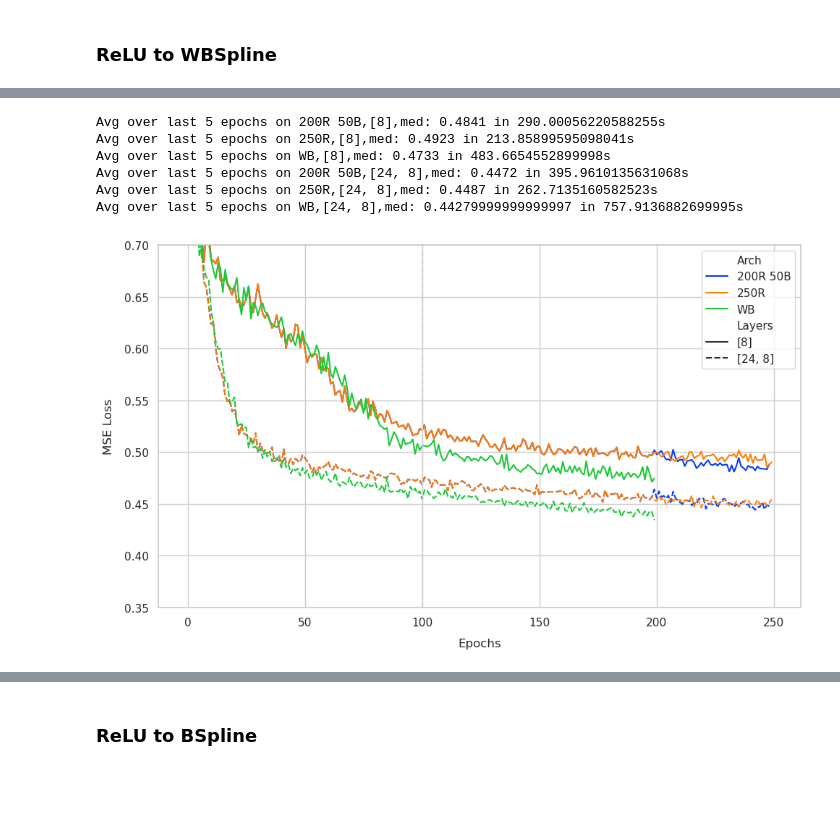
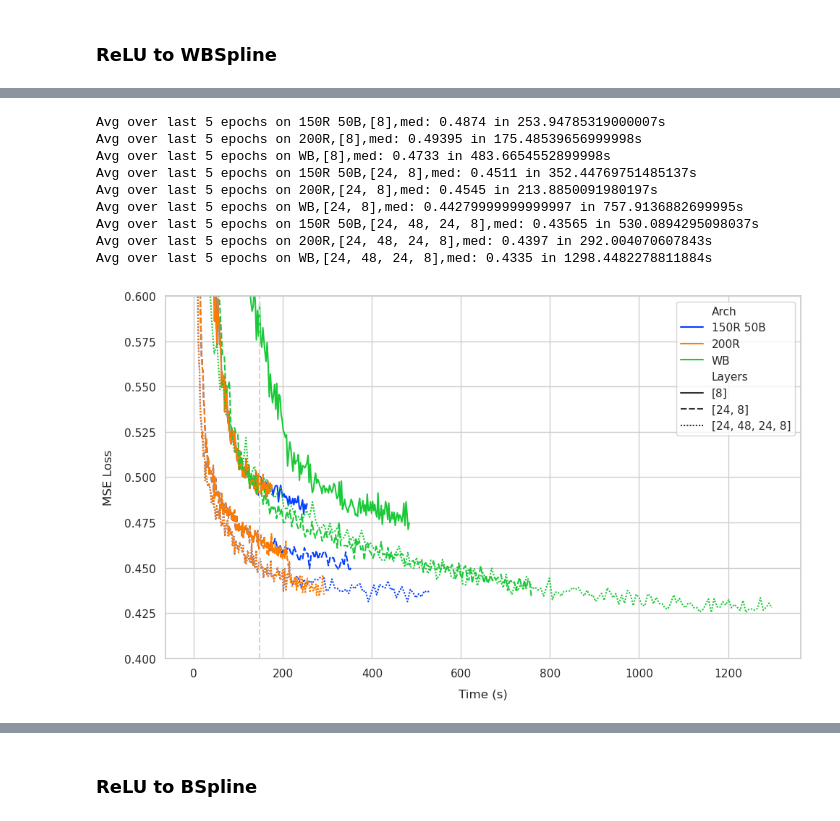
Before and after one commit to liam-hp/deepsplines-thesis, a Jupyter notebook: graphs.ipynb, the cells around one changed output, grey strips where cells are left out. Drawn from its saved outputs; the diff is of its cells as text; code cells hidden in the pictures; blank space fills up the shorter version.

```diff
--- a/graphs.ipynb
+++ b/graphs.ipynb
@@ -401,53 +405,57 @@ import utils
 import importlib
 importlib.reload(utils)
 
-sel = 200
+sel = 150
 
 utils.plot_seaborn(
     model_paths=[
-        ("R(WB) switching", "[8]_(0.001,0.0001,0.0001)_(200,0,50,50,0)_100", "vals", "med"),
-        ("R(WB) switching", "[8]_(0.001,0.0001,0.0001)_(200,0,50,50,0)_100", "cr_vals", "med"),
+        ("R(WB) switching", f"[8]_(0.001,0.0001,0.0001)_({150},0,50,50,0)_100", "vals", "med"),
+        ("R(WB) switching", f"[8]_(0.001,0.0001,0.0001)_({150},0,50,50,0)_100", "cr_vals", "med"),
         ("WB", "[8]_(0.001,0.0001,0.0001)_(0,0,200,0,0)_100", "vals", f"{selector}"),
 
-        ("R(WB) switching", "[24, 8]_(0.001,0.0001,0.0001)_(200,0,50,50,0)_100", "vals", "med"),
-        ("R(WB) switching", "[24, 8]_(0.001,0.0001,0.0001)_(200,0,50,50,0)_100", "cr_vals", "med"),
+        ("R(WB) switching", f"[24, 8]_(0.001,0.0001,0.0001)_({150},0,50,50,0)_100", "vals", "med"),
+        ("R(WB) switching", f"[24, 8]_(0.001,0.0001,0.0001)_({150},0,50,50,0)_100", "cr_vals", "med"),
         ("WB", "[24, 8]_(0.001,0.0001,0.0001)_(0,0,200,0,0)_100", "vals", f"{selector}"),
 
-        # ("R(WB) switching", "[24, 48, 24, 8]_(0.001,0.0001,0.0001)_(200,0,50,50,0)_100", "vals", "med"),
-        # ("R(WB) switching", "[24, 48, 24, 8]_(0.001,0.0001,0.0001)_(200,0,50,50,0)_100", "cr_vals", "med"),
+        ("R(WB) switching", f"[24, 48, 24, 8]_(0.001,0.0001,0.0001)_({150},0,50,50,0)_100", "vals", "med"),
+        ("R(WB) switching", f"[24, 48, 24, 8]_(0.001,0.0001,0.0001)_({150},0,50,50,0)_100", "cr_vals", "med"),
+        ("WB", "[24, 48, 24, 8]_(0.001,0.0001,0.0001)_(0,0,200,0,0)_100", "vals", f"{selector}"),
 
-        # ("", "", "vals", "avg"),
     ],
     aes=[
         (f"{sel}R 50B", "[8]"),
         (f"{sel+50}R", "[8]"),
         ("WB", "[8]"),
 
         (f"{sel}R 50B", "[24, 8]"),
         (f"{sel+50}R", "[24, 8]"),
         ("WB", "[24, 8]"),
 
-        # (f"{sel}R 50B", "[24, 48, 24, 8]"),
-        # (f"{sel+50}R", "[24, 48, 24, 8]"),
+        (f"{sel}R 50B", "[24, 48, 24, 8]"),
+        (f"{sel+50}R", "[24, 48, 24, 8]"),
+        ("WB", "[24, 48, 24, 8]"),
 
         # ("", ""),
     ],
-    x="epochs",
+    x="time",
     # xlim = 300,
     xmin=0,
-    ylim = .7,
-    ymin=.35,
+    ylim = .6,
+    ymin=.4,
     hide_legend=False,
-    vbars = [(100, "lightgrey")],
+    vbars = [(148, "lightgrey")],
 )
 # %% [output]
-Avg over last 5 epochs on 200R 50B,[8],med: 0.4841 in 290.00056220588255s
-Avg over last 5 epochs on 250R,[8],med: 0.4923 in 213.85899595098041s
+Avg over last 5 epochs on 150R 50B,[8],med: 0.4874 in 253.94785319000007s
+Avg over last 5 epochs on 200R,[8],med: 0.49395 in 175.48539656999998s
 Avg over last 5 epochs on WB,[8],med: 0.4733 in 483.6654552899998s
-Avg over last 5 epochs on 200R 50B,[24, 8],med: 0.4472 in 395.9610135631068s
-Avg over last 5 epochs on 250R,[24, 8],med: 0.4487 in 262.7135160582523s
+Avg over last 5 epochs on 150R 50B,[24, 8],med: 0.4511 in 352.44769751485137s
+Avg over last 5 epochs on 200R,[24, 8],med: 0.4545 in 213.8850091980197s
 Avg over last 5 epochs on WB,[24, 8],med: 0.44279999999999997 in 757.9136882699995s
+Avg over last 5 epochs on 150R 50B,[24, 48, 24, 8],med: 0.43565 in 530.0894295098037s
+Avg over last 5 epochs on 200R,[24, 48, 24, 8],med: 0.4397 in 292.004070607843s
+Avg over last 5 epochs on WB,[24, 48, 24, 8],med: 0.4335 in 1298.4482278811884s
-[figure, old version]
+[figure, new version]
 # %%
 import utils
 import importlib
```
Also changed, not shown: parts of 27 cells of this notebook, 3 other files.
